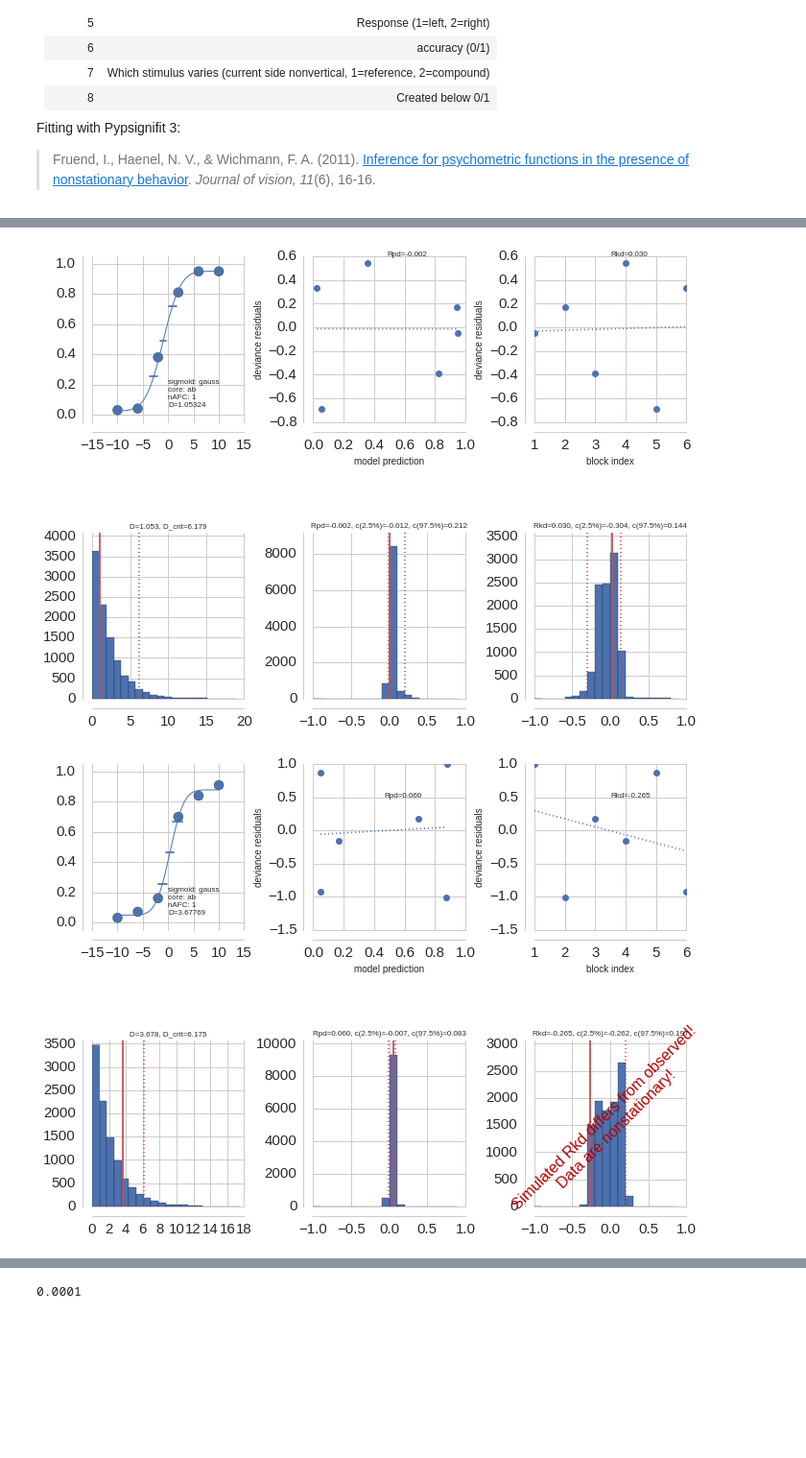
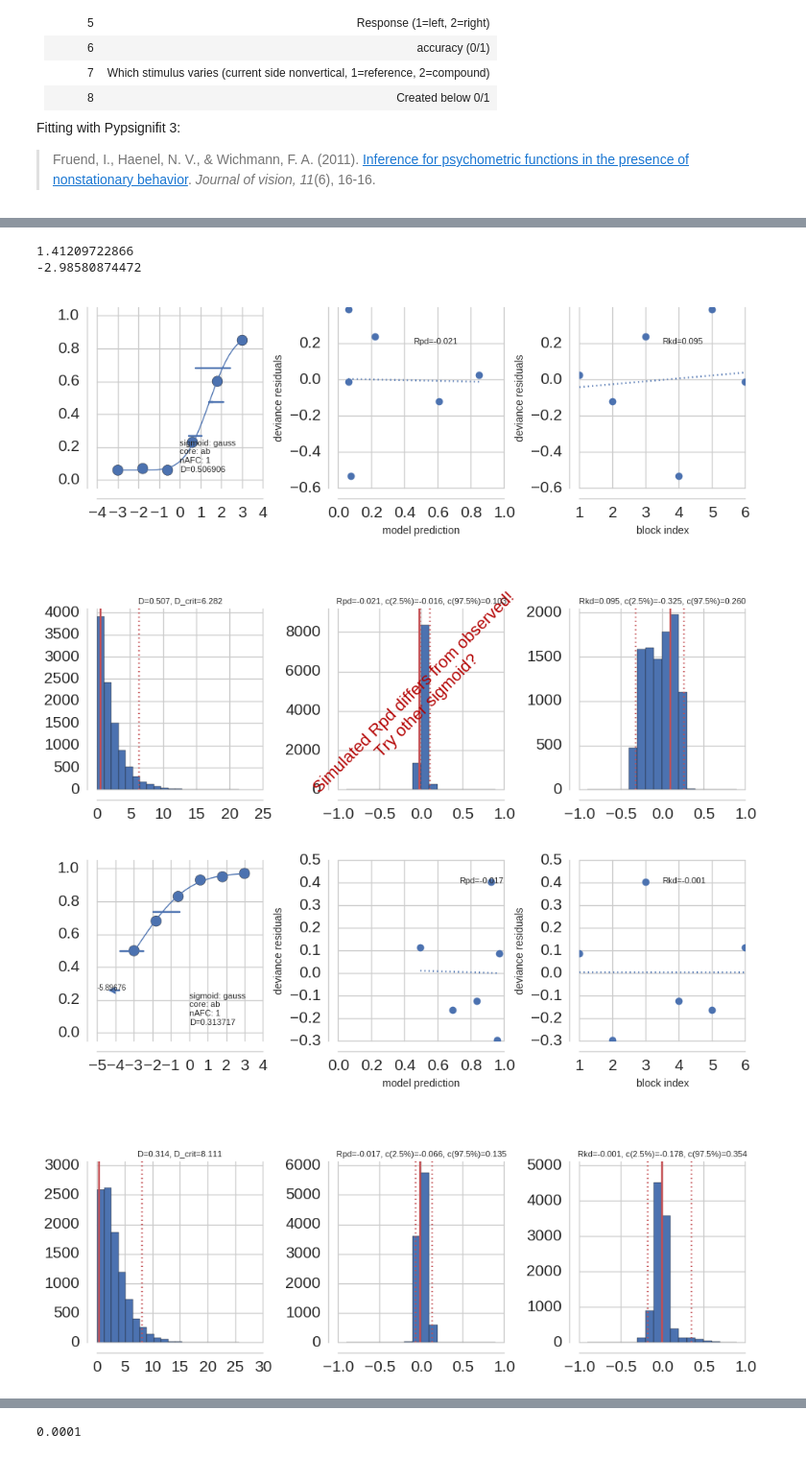
Before and after one commit to hoenir/DiNoASD, a Jupyter notebook: analysis/AnalysisDiNoASD.ipynb, the cells around one changed output, grey strips where cells are left out. Shown at 96% size. Saved outputs shown, nothing was run; the diff lists cells and outputs as text; code cells hidden in the pictures; blank space fills up the shorter version.

```diff
--- a/analysis/AnalysisDiNoASD.ipynb
+++ b/analysis/AnalysisDiNoASD.ipynb
@@ -1090,15 +1090,18 @@ Fitting with Pypsignifit 3:
 > Fruend, I., Haenel, N. V., & Wichmann, F. A. (2011). [Inference for psychometric functions in the presence of nonstationary behavior](https://drive.google.com/open?id=0BwlD7q-DXkdWVXV1ZU1yVUJ3SFU). *Journal of vision, 11*(6), 16-16.
 # %%
 
-ss = ["mk"] # list of participants
+ss = ["SVdC"] # list of participants
 nbsamples = 10000
 
 for s in ss:
 
-    dm = sio.loadmat('../data/dn_or_{}.mat'.format(s))['data_matrix'] #load datamatrix
+    dm = sio.loadmat('../data/dn_or_temp_{}.mat'.format(s))['data_matrix'] #load datamatrix
     #print(dm.shape)
 
     oris = unique(dm[:,3]); # orientation vector
+    print(oris)
+
+    print(mean(dm[:,6]))
 
     # If statement verwijderd omdat current_side_nonvert niet gedefinieerd is. Komt dit op hetzelfde neer?
     dm[dm[:,7]==1,8] = dm[dm[:,7]==1,4] != dm[dm[:,7]==1,5];
@@ -1118,17 +1121,16 @@ for s in ss:
     for cond_i in [1,2]:
         #loop through conditions ("current_side_nonvert") to make separate psychometric functions
 
-
-
         for con_i in arange(len(oris)):
             #mean compound/refence chosen
             perf_matrix[con_i, cond_i-1] = mean(dm[(dm[:,7] == cond_i) & (dm[:,3] == oris[con_i]),8]);
             trial_number_matrix[con_i, cond_i-1] = len(find((dm[:,7] == cond_i) & (dm[:,3] == oris[con_i])));
 
+        # I've had to invert oris (make negative) to make the fit possible
         DAT = column_stack((-oris,perf_matrix[:,cond_i-1],trial_number_matrix[:,cond_i-1]))
 
         results = pypsi.BootstrapInference(DAT, sigmoid='gauss', nafc=1, sample=nbsamples);
-
+        print(results.getThres(0.5))
         pfit_results.append(results);
         params.append(results.estimate);
         pfit_sim_results.append(results.mcestimates);
@@ -1139,5 +1143,7 @@ for s in ss:
+1.41209722866
+-2.98580874472
-[figure, old version]
+[figure, new version]
-[figure, old version]
+[figure, new version]
 # %%
 psiplot.plotPMF(pfit_results[0], color='r', linewidth=2);
 psiplot.plotPMF(pfit_results[1], color='b', linewidth=2);
```
Also changed, not shown: parts of 6 cells of this notebook, 17 other files.
